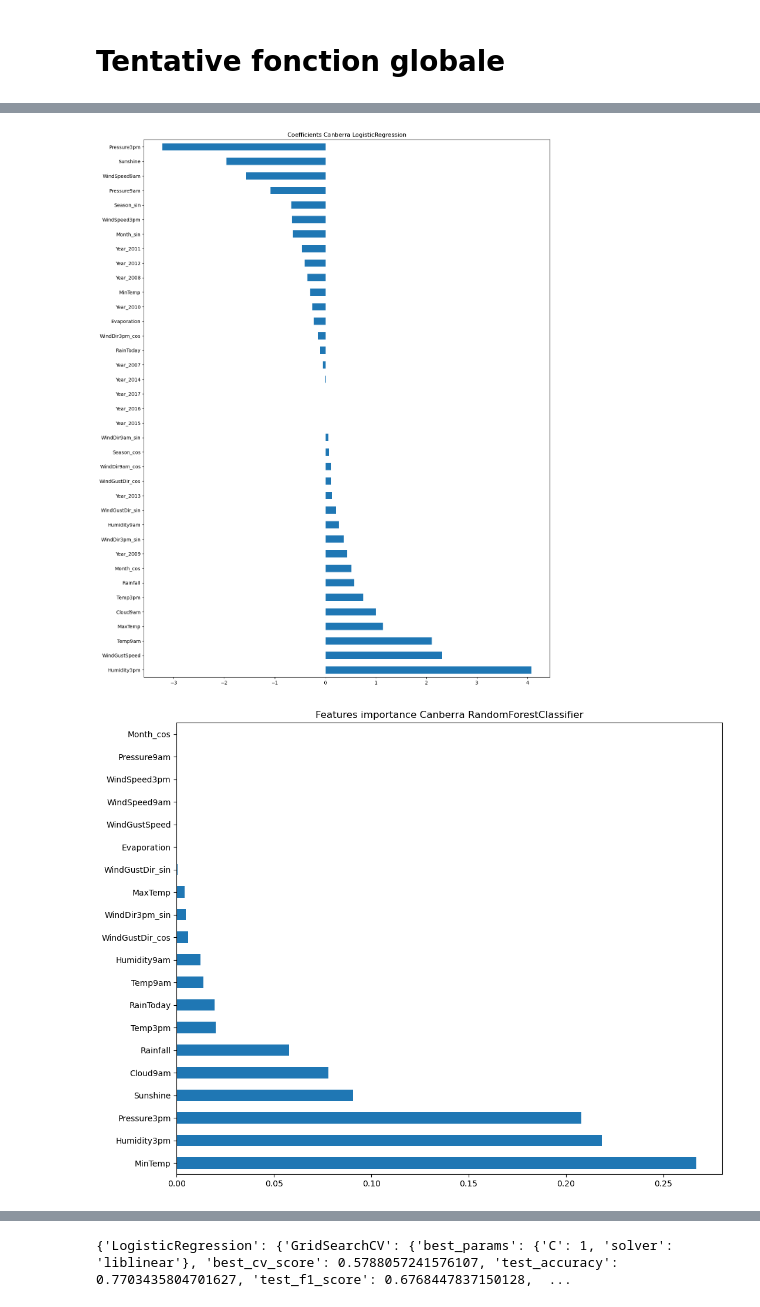
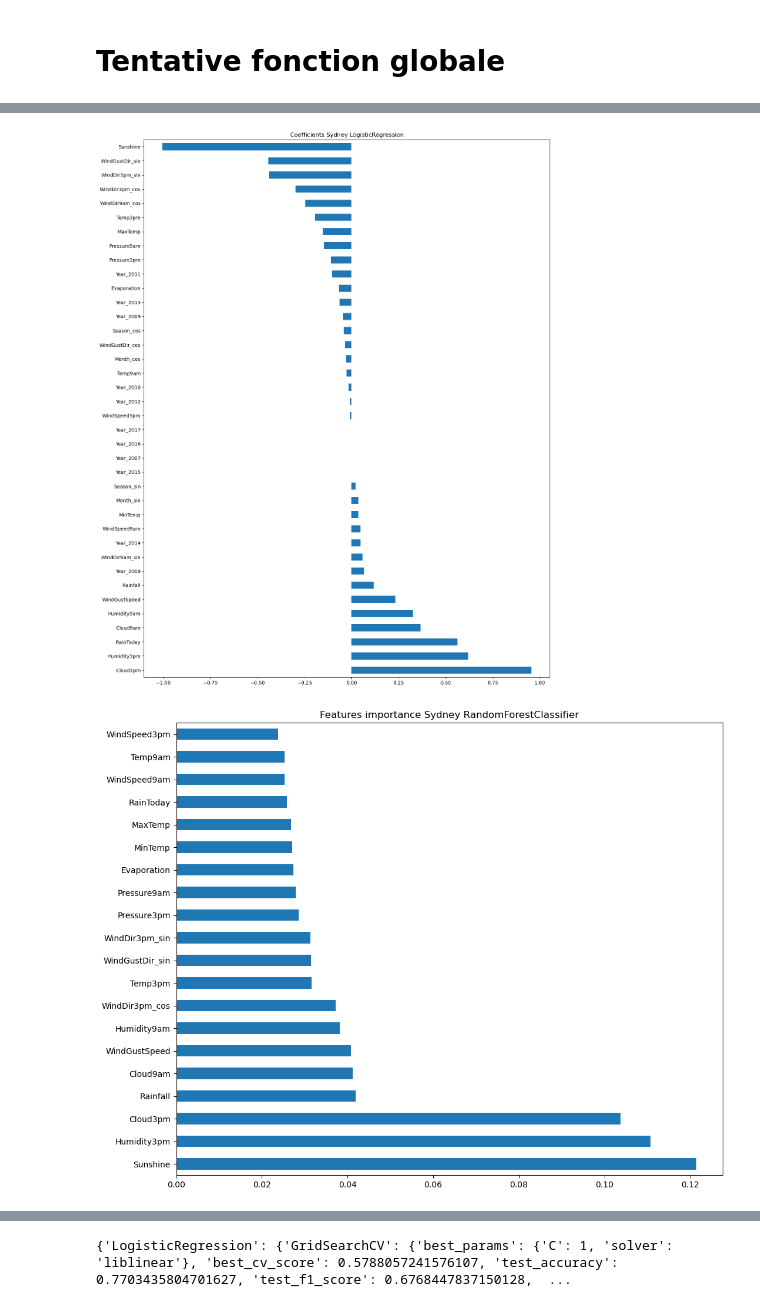
Before and after one commit to alastirm/NOV24_MLOPS_METEO, a Jupyter notebook: notebook/modelling_global.ipynb, the cells around one changed output, grey strips where cells are left out. Saved outputs shown, nothing was run; the diff lists cells and outputs as text; code cells hidden in the pictures.

```diff
--- a/notebook/modelling_global.ipynb
+++ b/notebook/modelling_global.ipynb
@@ -278,9 +286,9 @@ Invalid Classifier(s)
 models_select  = {
     'LogisticRegression': LogisticRegression(max_iter = 500, n_jobs=-1),
     'RandomForestClassifier': RandomForestClassifier(n_jobs=-1),
-    'BaggingClassifier': BaggingClassifier(n_estimators = 500, max_samples = 0.5, max_features = 0.5, n_jobs=-1)
+    'BaggingClassifier': BaggingClassifier(n_estimators = 500, max_samples = 0.5, m
+                                           ax_features = 0.5, n_jobs=-1)
 }
-
 
 def fit_models(models_select, X_train,X_test, y_train, y_test,
                unbalanced = False, save_models_dir = "../saved_models/"):
@@ -765,15 +985,17 @@ Matrice de confusion :
 # %%
-# undersampling et gridsearch sur données preprocessed V2
-X_train_rs, y_train_rs = resample(X_train_scaled,  y_train, resampler = RandomUnderSampler())
+# smotetomek et gridsearch sur données preprocessed V2
+X_train_rs, y_train_rs = resample(X_train,  y_train, resampler = SMOTETomek())
+X_train_rs, X_test_scaled = scaling(X_train_rs, X_test, scaler = MinMaxScaler())
 
 results_search = {}
 
 # Exécuter le search pour chaque modèle
 for model_name, model in models_select.items():
     compare_search_methods(model_name, model,
-                       param_grids2[model_name],
+                       param_grids1[model_name],
                        X_train_rs, X_test_scaled,
-                       y_train_rs,  y_test)
+                       y_train_rs,  y_test,
+                       scoring="accuracy")
 
 # Afficher les résultats
 for model_name, model_results in results_search.items():
@@ -915,11 +1119,12 @@ models_select  = {
     'RandomForestClassifier': RandomForestClassifier(n_jobs=-1)
 }
 
-
-
 df_location =  pd.read_csv("../src/data_location_V2/df_" + select_location + ".csv", index_col=["id_Location","id_Date"])
 
-def modeling_location(select_location, df_location, models_select, param_grids, resampler = RandomUnderSampler()) :
+def modeling_location(select_location, df_location,
+                      models_select,
+                      param_grids, scoring = "accuracy",
+                      resampler = RandomUnderSampler()) :
 
     X_train, X_test, y_train, y_test = \
         separation_train_test(df_location,
@@ -954,12 +1159,13 @@ def modeling_location(select_location, df_location, models_select, param_grids,
         res = compare_search_methods(model_name, model,
                         param_grids[model_name],
                         X_train_rs, X_test_scaled,
-                        y_train_rs,  y_test)
+                        y_train_rs,  y_test,
+                        scoring = scoring)
 
     print(res)
     results_search = res
 
-    # Feat les meilleurs modèle du GridSearch
+    # Feat les meilleurs modèle du GridSearch (A PARAMETRER)
     best_models = {
         'LogisticRegression':
     LogisticRegression(**results_search["LogisticRegression"]["GridSearchCV"]["best_params"],n_jobs=-1),
@@ -976,7 +1182,7 @@ def modeling_location(select_location, df_location, models_select, param_grids,
                     save_name="best_"+ select_location)
 
 
-    # Graph des coeff de la LogisticRegression
+    # Graph des coeff de la LogisticRegression (A PARAMETRER)
 
     model_name = "LogisticRegression"
     model_dir = "../saved_models/location/" + select_location + "_best_rs_" + model_name
@@ -993,7 +1199,7 @@ def modeling_location(select_location, df_location, models_select, param_grids,
     plt.savefig(graph_dir + ".png")
 
 
-    # Graph des Features importances pour le RandomForest
+    # Graph des Features importances pour le RandomForest (A PARAMETRER)
 
     model_name = "RandomForestClassifier"
     model_dir = "../saved_models/location/" + select_location + "_best_rs_" + model_name
@@ -1021,7 +1227,7 @@ def modeling_location(select_location, df_location, models_select, param_grids,
     return results_search
 # %%
 # model par location
-select_location = "Canberra"
+select_location = "Sydney"
 # df_location = list()
 
 # Choix des modèles (fixe pour l'instant)
@@ -1040,6 +1246,7 @@ param_test = {
 
 df_location =  pd.read_csv("../src/data_location_V2/df_" + select_location + ".csv", index_col=["id_Location","id_Date"])
 
-modeling_location(select_location, df_location, models_select, param_grids=param_grids2)
+modeling_location(select_location, df_location, models_select, param_grids=param_grids1,
+                  resampler = SMOTETomek())
 # %% [output]
 Part des données par années  Date
@@ -1096,3 +1317,3 @@ weighted avg       0.78    0.78      0.76   553.00
-[figure, old version]
+[figure, new version]
-[figure, old version]
+[figure, new version]
 # %%
```
Also changed, not shown: parts of 33 cells of this notebook, 7 other files.
